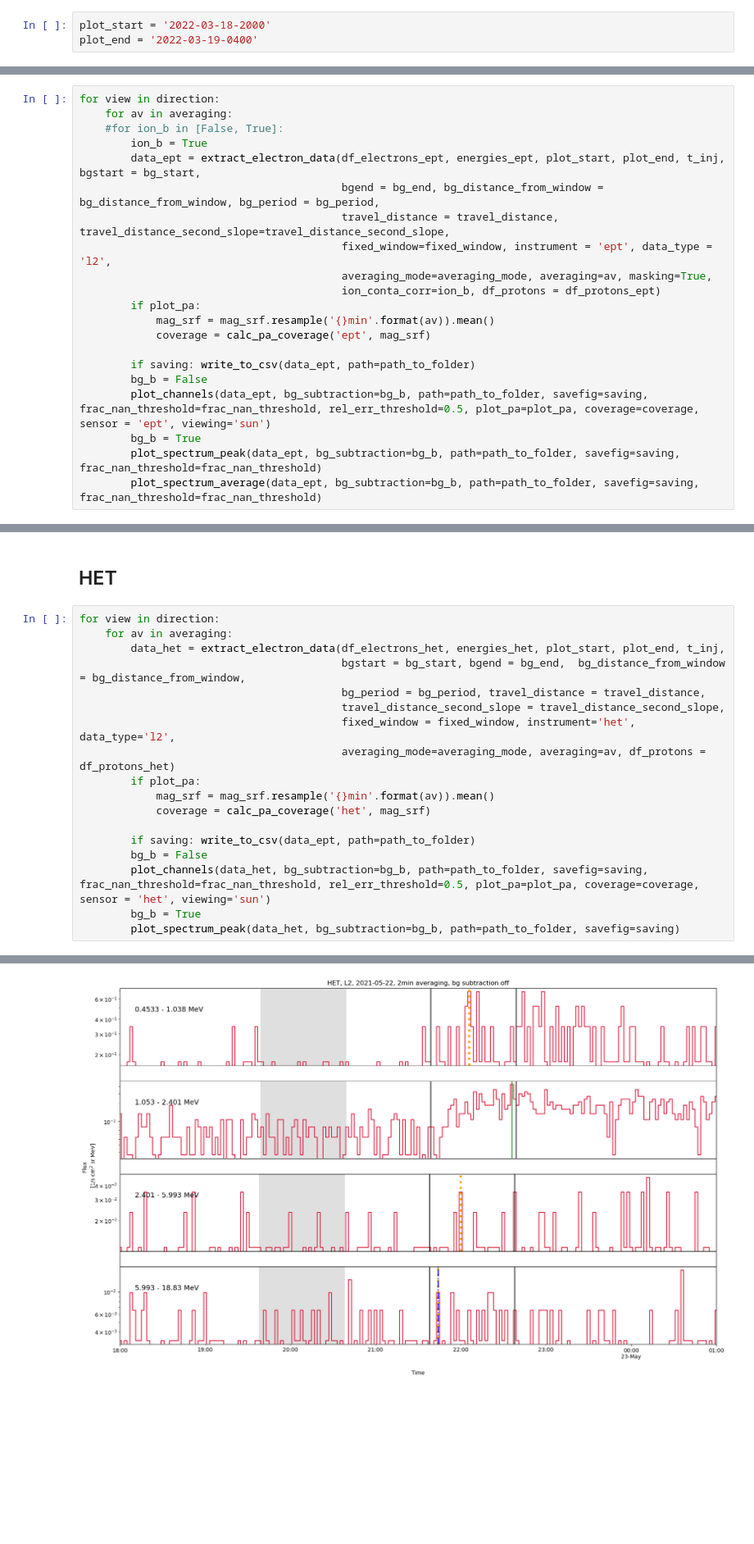
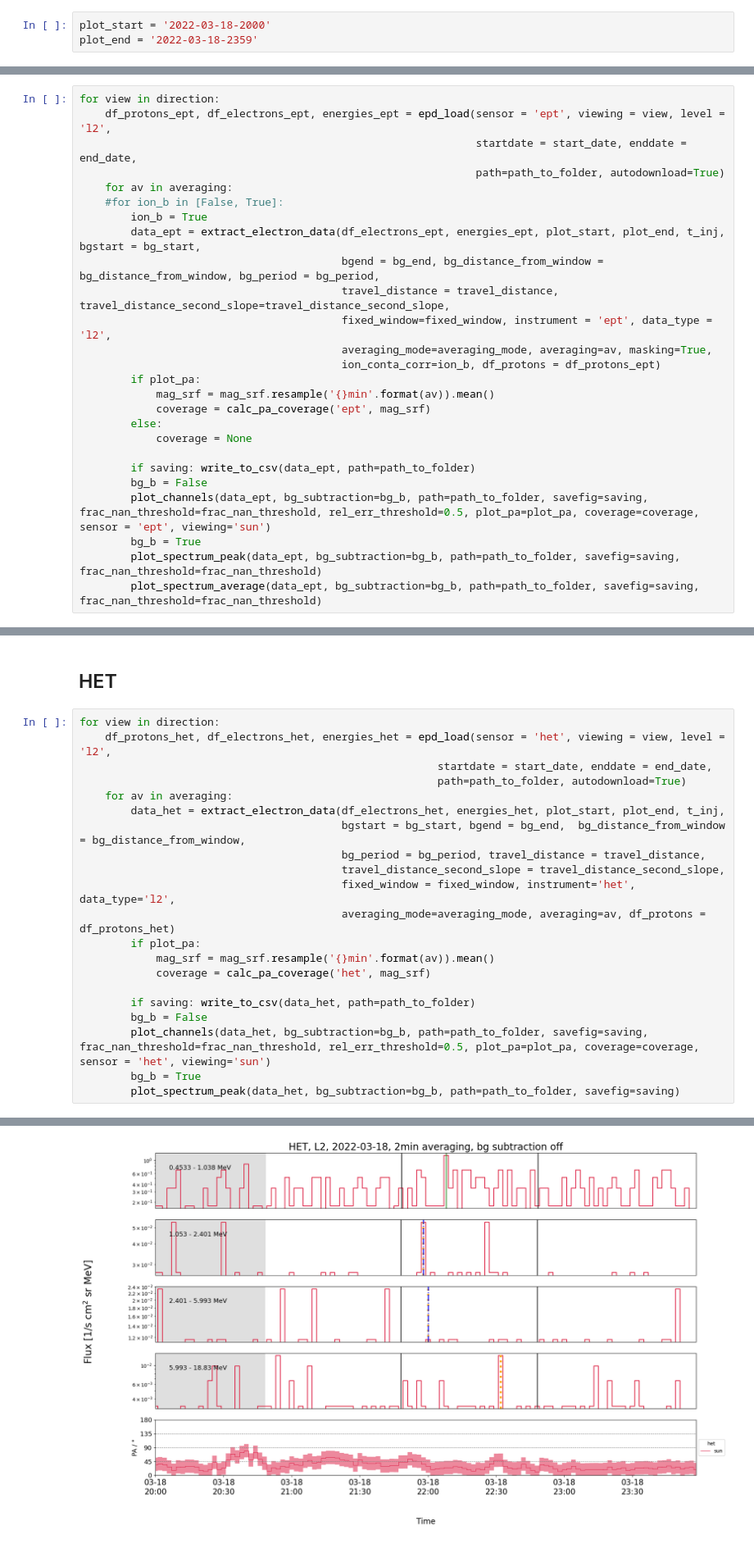
Before and after one commit to AnnamariaFedeli/SolOEPD-Plot-n-Fit-SEE, a Jupyter notebook: Plot-n-Fit-SEE-EnergySpectra_Nina.ipynb, the cells around one changed output, grey strips where cells are left out. Shown at 82% size. Cells and saved outputs as stored; diff of their text form; blank space fills up the shorter version.

```diff
--- a/Plot-n-Fit-SEE-EnergySpectra_Nina.ipynb
+++ b/Plot-n-Fit-SEE-EnergySpectra_Nina.ipynb
@@ -45,7 +45,7 @@ Travel time of light                         [min]   3.0772
 plot start and end format 'YYYY-MM-DD-HHmm'
 # %%
 plot_start = '2022-03-18-2000'
-plot_end = '2022-03-19-0400'
+plot_end = '2022-03-18-2359'
 # %% [markdown]
 <br> Backgroud window:
 <br>Default values: bg_start= None, bg_end = None, bg_distance_from_window = None, bg_period = None
@@ -148,6 +146,9 @@ Opening of STEP just a placeholder! Replace with real value! This affects the 'm
 ## EPT
 # %%
 for view in direction:
+    df_protons_ept, df_electrons_ept, energies_ept = epd_load(sensor = 'ept', viewing = view, level = 'l2',
+                                                              startdate = start_date, enddate = end_date,
+                                                              path=path_to_folder, autodownload=True)
     for av in averaging:
     #for ion_b in [False, True]:
         ion_b = True
@@ -160,6 +161,8 @@ for view in direction:
         if plot_pa:
             mag_srf = mag_srf.resample('{}min'.format(av)).mean()
             coverage = calc_pa_coverage('ept', mag_srf)
+        else:
+            coverage = None
 
         if saving: write_to_csv(data_ept, path=path_to_folder)
         bg_b = False
@@ -176,6 +179,9 @@ Calculating PA coverage for ept...
 ## HET
 # %%
 for view in direction:
+    df_protons_het, df_electrons_het, energies_het = epd_load(sensor = 'het', viewing = view, level = 'l2',
+                                                        startdate = start_date, enddate = end_date,
+                                                        path=path_to_folder, autodownload=True)
     for av in averaging:
         data_het = extract_electron_data(df_electrons_het, energies_het, plot_start, plot_end, t_inj,
                                          bgstart = bg_start, bgend = bg_end,  bg_distance_from_window = bg_distance_from_window,
@@ -187,7 +193,7 @@ for view in direction:
             mag_srf = mag_srf.resample('{}min'.format(av)).mean()
             coverage = calc_pa_coverage('het', mag_srf)
 
-        if saving: write_to_csv(data_ept, path=path_to_folder)
+        if saving: write_to_csv(data_het, path=path_to_folder)
         bg_b = False
         plot_channels(data_het, bg_subtraction=bg_b, path=path_to_folder, savefig=saving, frac_nan_threshold=frac_nan_threshold, rel_err_threshold=0.5, plot_pa=plot_pa, coverage=coverage, sensor = 'het', viewing='sun')
         bg_b = True
@@ -196 +203 @@ for view in direction:
-[figure, old version]
+[figure, new version]
```
Also changed, not shown: parts of 11 cells of this notebook, 1 other file.
